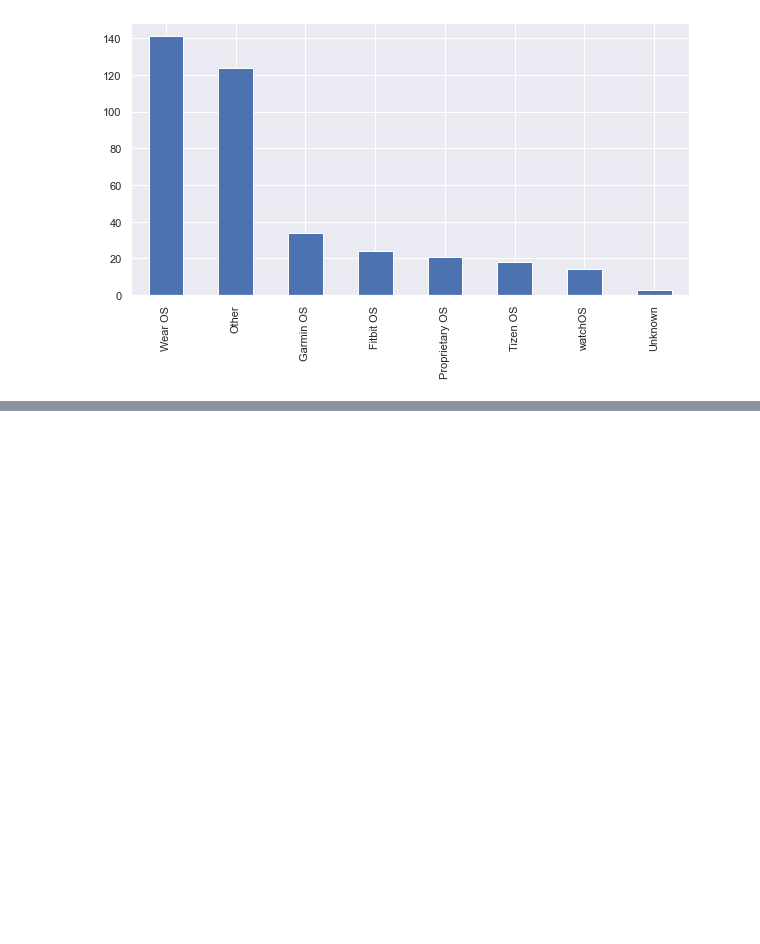
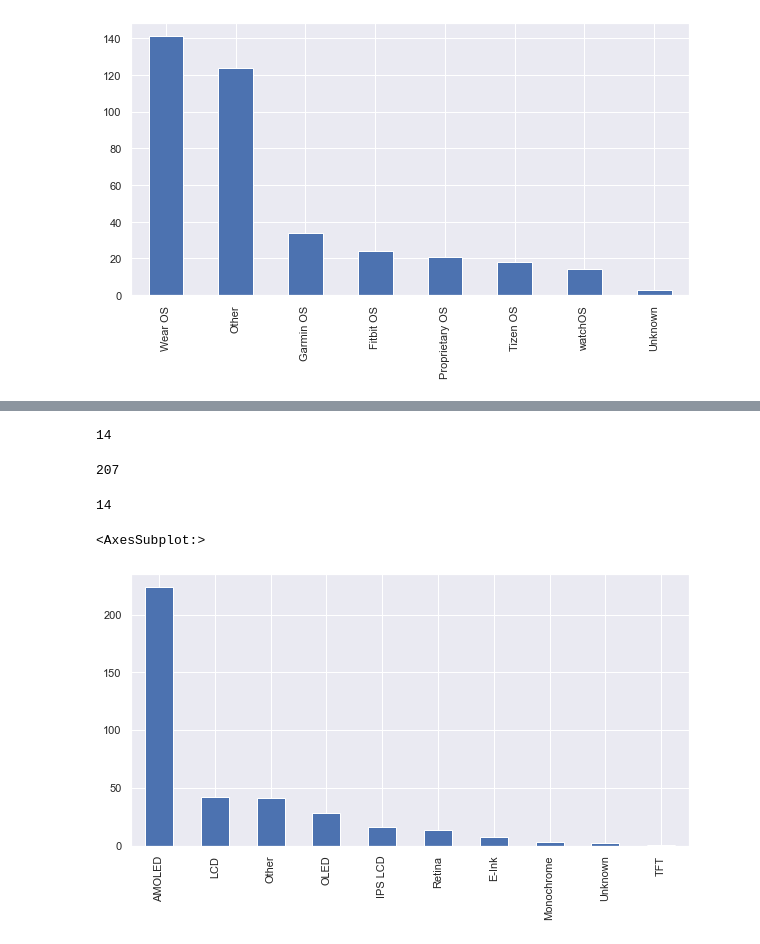
Before and after one commit to Viktahugo/Smart_watch_price_prediction, a Jupyter notebook: Smart-Watch-Price-Prediction.ipynb, the cells around one changed output, grey strips where cells are left out. Drawn from its saved outputs; the diff is of its cells as text; code cells hidden in the pictures; blank space fills up the shorter version.

Commit message:
Plots

```diff
--- a/Smart-Watch-Price-Prediction.ipynb
+++ b/Smart-Watch-Price-Prediction.ipynb
@@ -243,0 +270,49 @@ df['Operating']
+# %%
+df['Display Type'].value_counts()['Retina']
+# %% [output]
+14
+# %%
+df['Display Type'].value_counts()['AMOLED']
+# %% [output]
+207
+# %%
+df['Display Type'].value_counts()['IPS LCD']
+# %% [output]
+14
+# %%
+# Segemnt the Display Type
+def segment_display_type(display_type):
+    if pd.isnull(display_type):
+        return 'Unknown'
+    elif 'AMOLED' in display_type:
+        return 'AMOLED'
+    elif 'IPS LCD' in display_type or 'IPS' in display_type:
+        return 'IPS LCD'
+    elif 'LCD' in display_type:
+        return 'LCD'
+    elif 'OLED' in display_type:
+        return 'OLED'
+    elif 'TFT' in display_type:
+        return 'TFT'
+    elif 'E-Ink' in display_type or 'E-ink' in display_type:
+        return 'E-Ink'
+    elif 'PMOLED' in display_type:
+        return 'PMOLED'
+    elif 'STN LCD' in display_type:
+        return 'STN LCD'
+    elif 'Monochrome' in display_type:
+        return 'Monochrome'
+    elif 'Memory LCD' in display_type:
+        return 'Memory LCD'
+    elif 'Retina' in display_type:
+        return 'Retina'
+    else:
+        return 'Other'
+
+df['Display Type'] = df['Display Type'].apply(segment_display_type)
+# %%
+plt.figure(figsize=(10,5))
+df['Display Type'].value_counts().plot(kind='bar')
+# %% [output]
+<AxesSubplot:>
+[figure, added]
```
Also changed, not shown: parts of 5 cells of this notebook.
